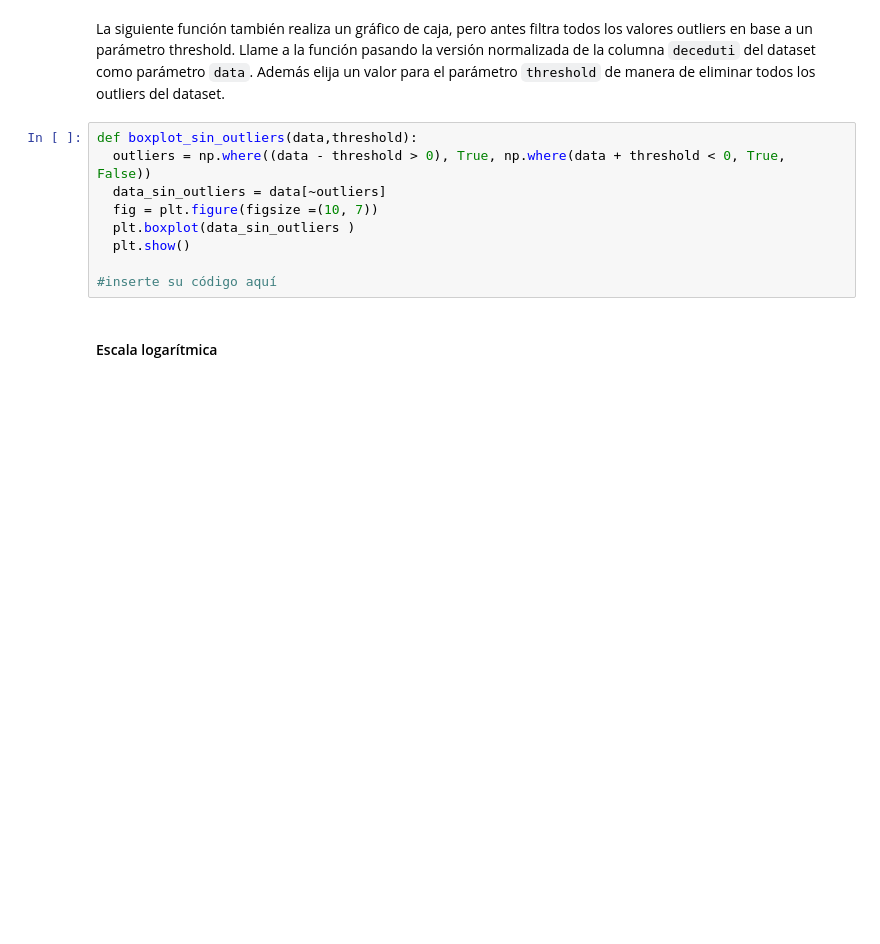
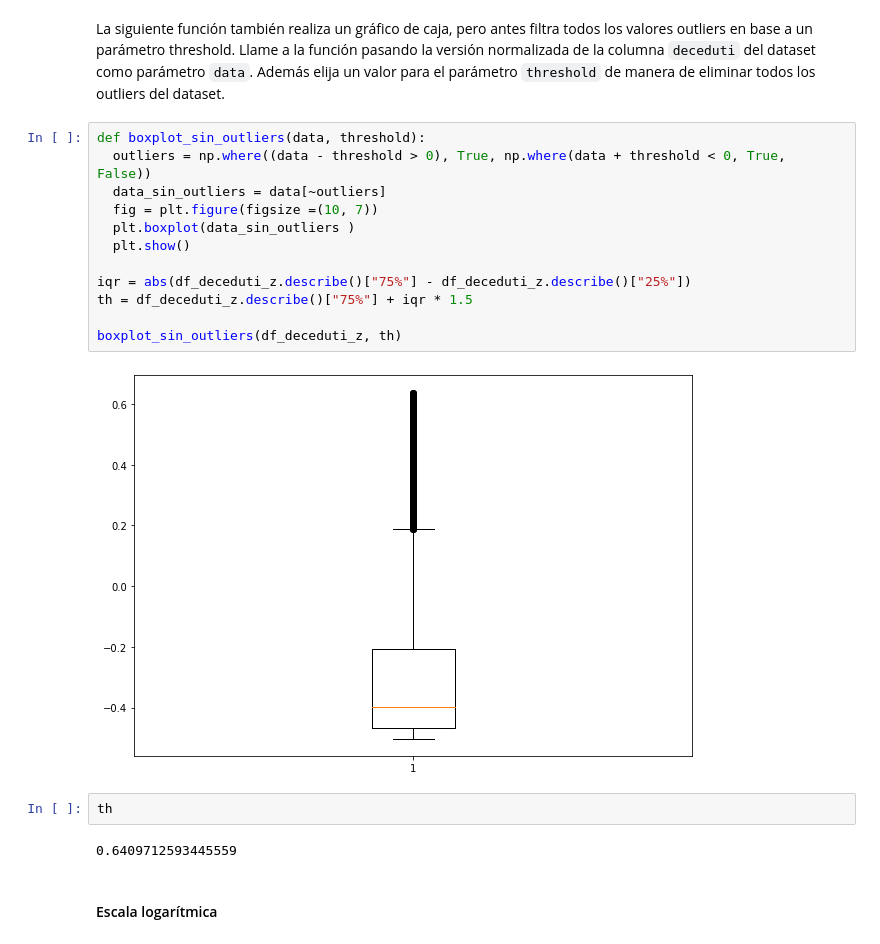
Before and after one commit to fpaludi/DeepLearningDatitos, a Jupyter notebook: TP!_IntroPandasTorch.ipynb, the cells around one changed output. Saved outputs shown, nothing was run; the diff lists cells and outputs as text; blank space fills up the shorter version.

```diff
--- a/TP!_IntroPandasTorch.ipynb
+++ b/TP!_IntroPandasTorch.ipynb
@@ -146,14 +316,23 @@ En el gráfico de caja anterior se puede observar que a partir de cierto valor d
 # %% [markdown]
 La siguiente función también realiza un gráfico de caja, pero antes filtra todos los valores outliers en base a un parámetro threshold. Llame a la función pasando la versión normalizada de la columna `deceduti` del dataset como parámetro `data`. Además elija un valor para el parámetro `threshold` de manera de eliminar todos los outliers del dataset.
 # %%
-def boxplot_sin_outliers(data,threshold):
+def boxplot_sin_outliers(data, threshold):
   outliers = np.where((data - threshold > 0), True, np.where(data + threshold < 0, True, False))
   data_sin_outliers = data[~outliers]
   fig = plt.figure(figsize =(10, 7))
   plt.boxplot(data_sin_outliers )
   plt.show()
 
-#inserte su código aquí
+iqr = abs(df_deceduti_z.describe()["75%"] - df_deceduti_z.describe()["25%"])
+th = df_deceduti_z.describe()["75%"] + iqr * 1.5
+
+boxplot_sin_outliers(df_deceduti_z, th)
+# %% [output]
+[figure, added]
+# %%
+th
+# %% [output]
+0.6409712593445559
 # %% [markdown]
 #### Escala logarítmica
 # %% [markdown]
```
Also changed, not shown: parts of 35 cells of this notebook.
